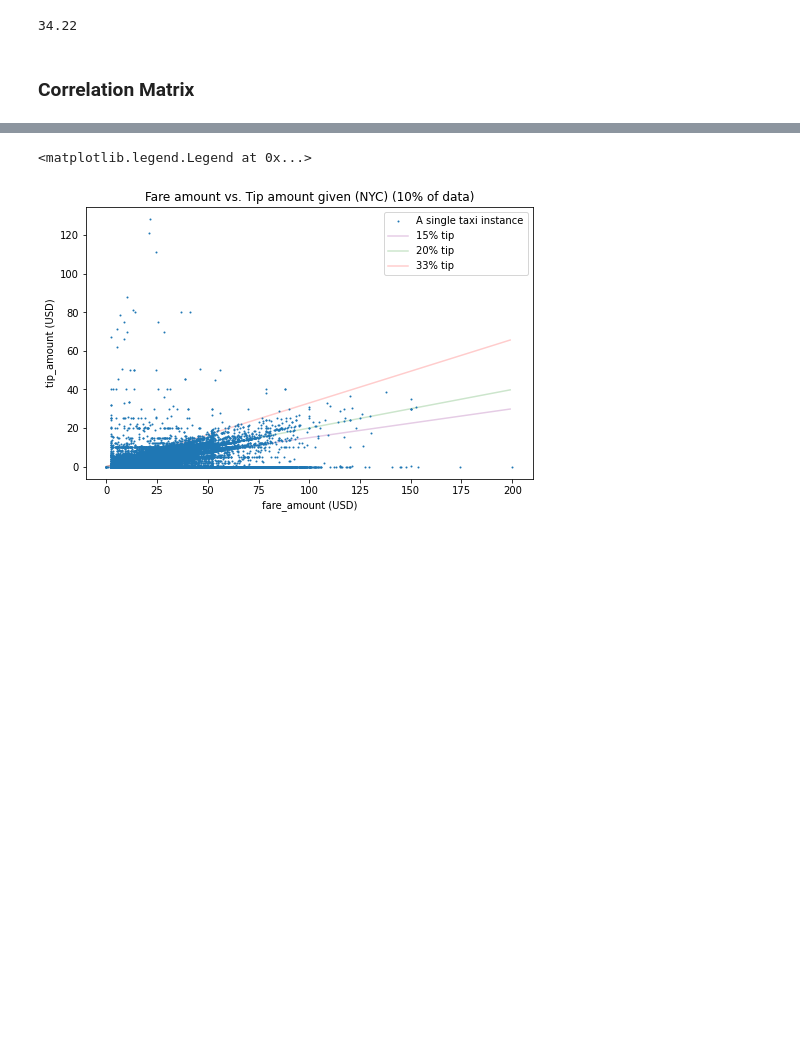
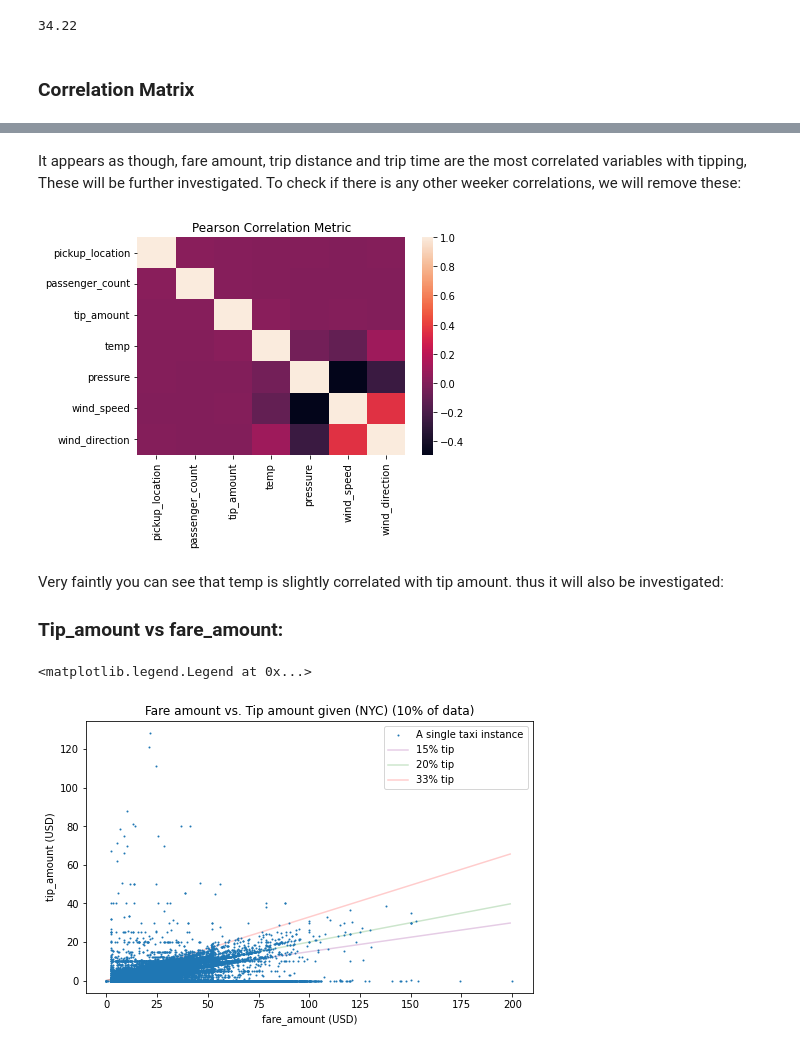
Before and after one commit to MAST30034-Applied-Data-Science/mast30034-project-1-JMelleuish, a Jupyter notebook: notebooks/Analysis.ipynb, the cells around one changed output, grey strips where cells are left out. Drawn from its saved outputs; the diff is of its cells as text; code cells hidden in the pictures; blank space fills up the shorter version.

```diff
--- a/notebooks/Analysis.ipynb
+++ b/notebooks/Analysis.ipynb
@@ -158 +157,21 @@ These correction matrices makes it alot clearer that fare_amount, trip_distance
+# %% [markdown]
+It appears as though, fare amount, trip distance and trip time are the most correlated variables with tipping, These will be further investigated. To check if there is any other weeker correlations, we will remove these:
+# %%
+cor_sdf = sdf.drop('dropoff_location', 'dew_point', 'pickup_date', 'total_amount', 'surcharge_amount', 'fare_amount', 'trip_distance_km', 'trip_time_min')
+vector_col = "corr_features"
+assembler = VectorAssembler(inputCols=cor_sdf.columns, outputCol=vector_col)
+df_vector = assembler.transform(cor_sdf).select(vector_col)
+matrix = Correlation.corr(df_vector, vector_col)
+matrix = Correlation.corr(df_vector, vector_col).collect()[0][0]
+corrmatrix = matrix.toArray().tolist()
+
+sns.heatmap(corrmatrix, yticklabels = cor_sdf.columns, xticklabels = cor_sdf.columns)
+plt.title('Pearson Correlation Metric')
+plt.show()
+# %% [output]
+[figure, added]
+# %% [markdown]
+Very faintly you can see that temp is slightly correlated with tip amount. thus it will also be investigated:
+
+### Tip_amount vs fare_amount:
 # %%
```
Also changed, not shown: parts of 15 cells of this notebook, 1 other file.
